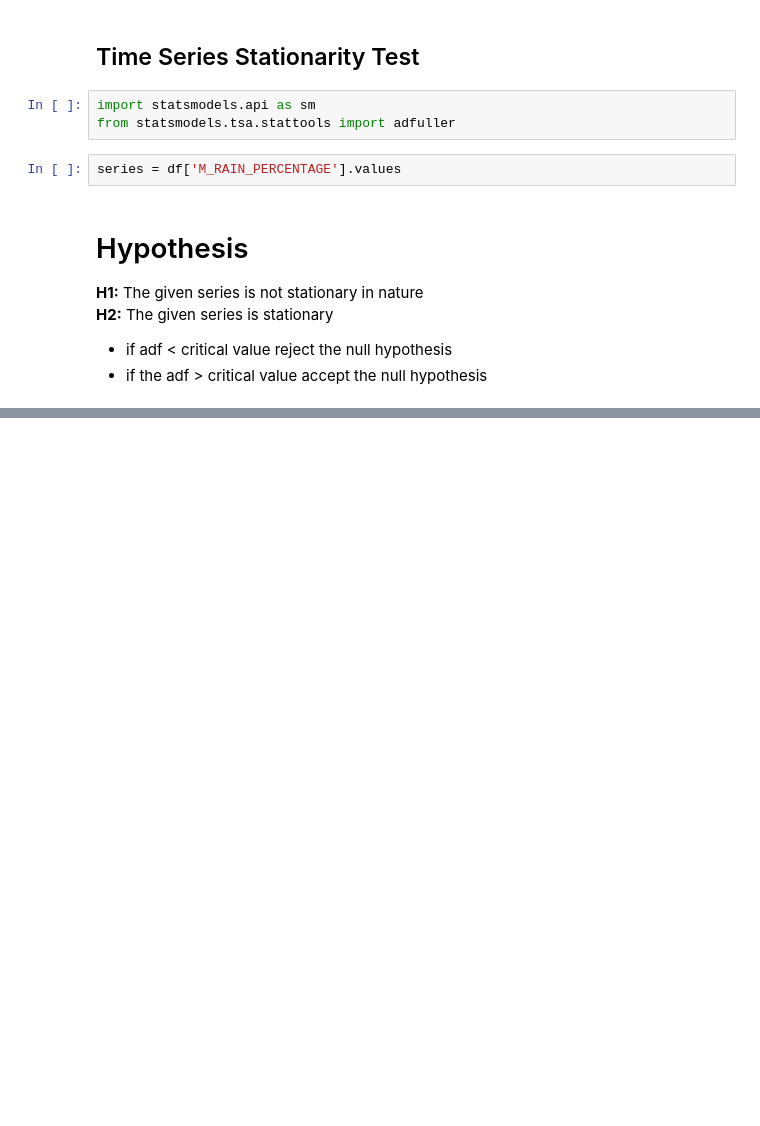
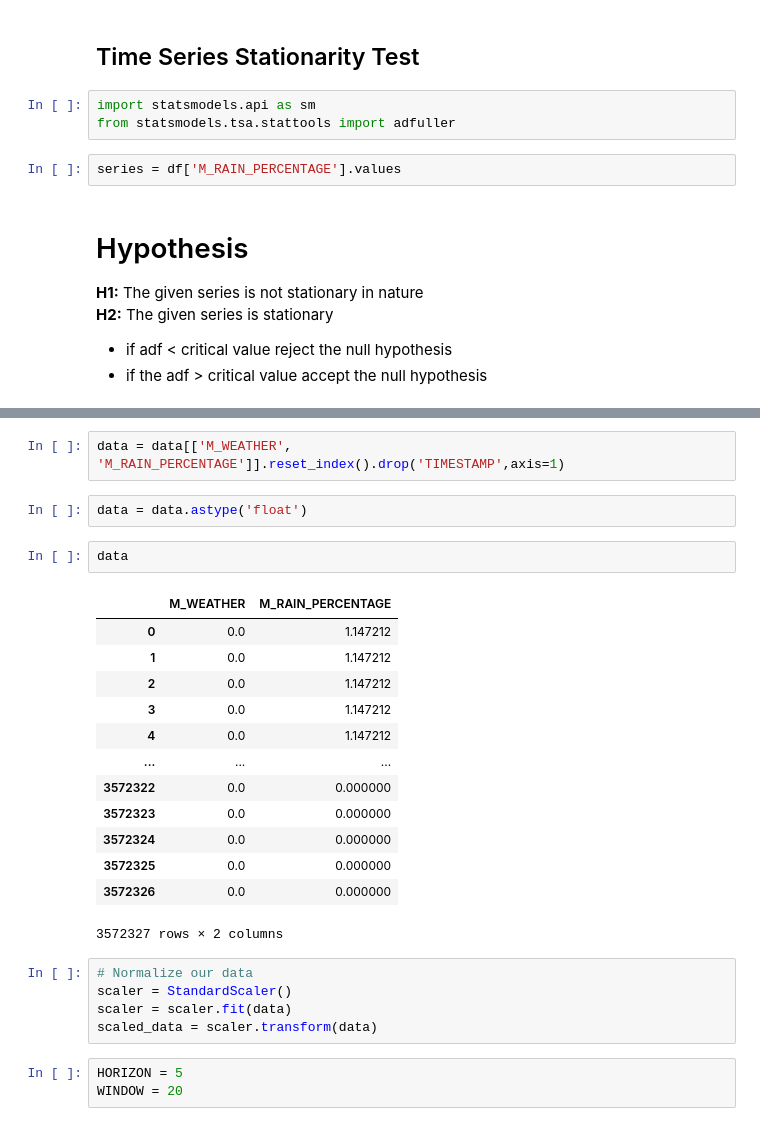
Before and after one commit to gamesconsort/games-formulaaihack, a Jupyter notebook: experimentations/notebooks/Formular HackAI (DATA PREPROCESSING).ipynb, the cells around one changed output, grey strips where cells are left out. Cells and saved outputs as stored; diff of their text form; blank space fills up the shorter version.

```diff
--- a/experimentations/notebooks/Formular HackAI (DATA PREPROCESSING).ipynb
+++ b/experimentations/notebooks/Formular HackAI (DATA PREPROCESSING).ipynb
@@ -621,0 +700,28 @@ series = df['M_RAIN_PERCENTAGE'].values
+# %%
+data = data[['M_WEATHER', 'M_RAIN_PERCENTAGE']].reset_index().drop('TIMESTAMP',axis=1)
+# %%
+data = data.astype('float')
+# %%
+data
+# %% [output]
+|  | M_WEATHER | M_RAIN_PERCENTAGE |
+| 0 | 0.0 | 1.147212 |
+| 1 | 0.0 | 1.147212 |
+| 2 | 0.0 | 1.147212 |
+| 3 | 0.0 | 1.147212 |
+| 4 | 0.0 | 1.147212 |
+| ... | ... | ... |
+| 3572322 | 0.0 | 0.000000 |
+| 3572323 | 0.0 | 0.000000 |
+| 3572324 | 0.0 | 0.000000 |
+| 3572325 | 0.0 | 0.000000 |
+| 3572326 | 0.0 | 0.000000 |
+3572327 rows × 2 columns
+# %%
+# Normalize our data
+scaler = StandardScaler()
+scaler = scaler.fit(data)
+scaled_data = scaler.transform(data)
+# %%
+HORIZON = 5
+WINDOW = 20
```
Also changed, not shown: parts of 15 cells of this notebook.
